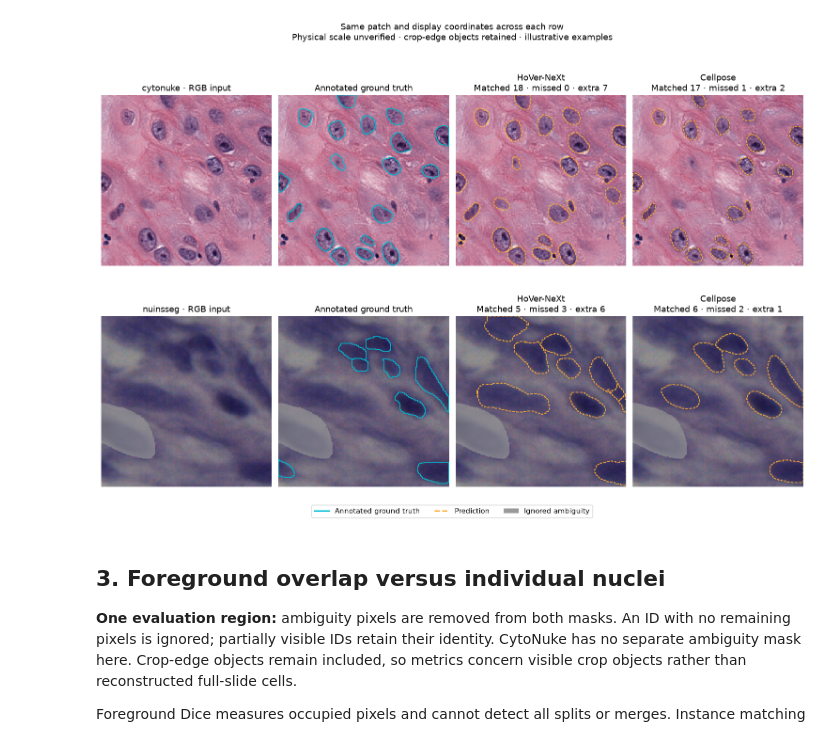
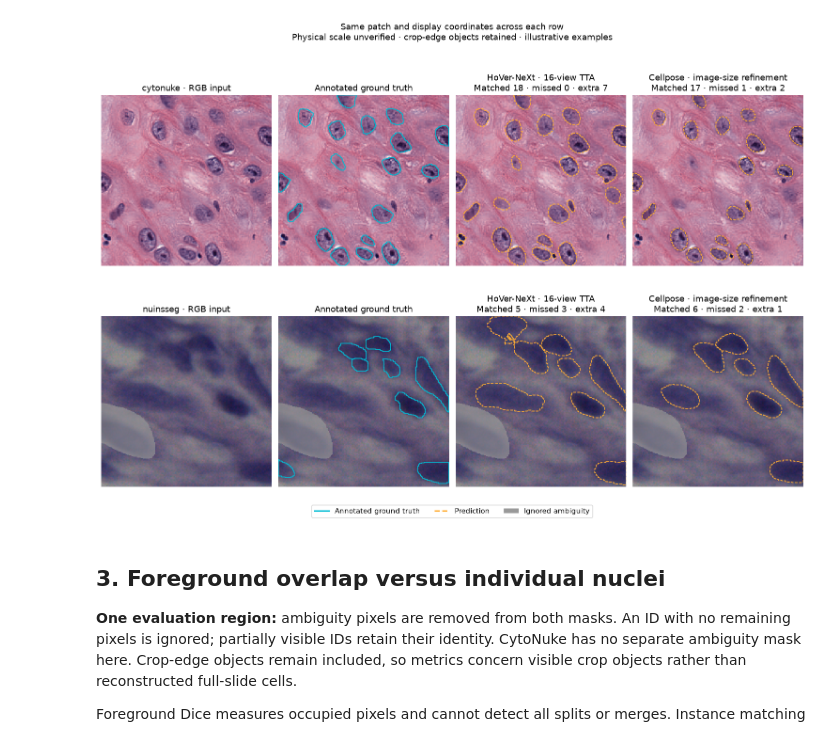
Before and after one commit to irina-zys/digital-pathology-demo, a Jupyter notebook: notebooks/annotation_segmentation_demo.ipynb, the cells around one changed output. Saved outputs shown, nothing was run; the diff lists cells and outputs as text; code cells hidden in the pictures.

```diff
--- a/notebooks/annotation_segmentation_demo.ipynb
+++ b/notebooks/annotation_segmentation_demo.ipynb
@@ -48,6 +48,9 @@ patches = load_demo_patches(demo)
 # None uses Cellpose's official image-only estimator. A manual pixel diameter must
 # come from acquisition knowledge or visual/development calibration, not these scores.
 CELLPOSE_DIAMETERS = {name: None for name in patches}
+# Released PanNuke params.toml: tta=16, seed=42. Freeze these before scoring.
+HOVERNEXT_TTA_VIEWS = 16
+HOVERNEXT_TTA_SEED = 42
 baseline = {}
 display(pd.DataFrame(demo['preflight']))
 print('Fresh run:', demo['out'])
@@ -90,8 +93,21 @@ Each row keeps the same patch and coordinates; columns show RGB, annotated groun
 # %%
 for name in patches:
     for model in ('hovernext', 'cellpose'):
-        options = {'invert': True, 'diameter': CELLPOSE_DIAMETERS[name]} if model == 'cellpose' else {}
+        options = ({'invert': True, 'diameter': CELLPOSE_DIAMETERS[name]} if model == 'cellpose' else
+                   {'tta_views': HOVERNEXT_TTA_VIEWS, 'tta_seed': HOVERNEXT_TTA_SEED})
         baseline[name, model] = run_prediction(demo, name, model, **options)
+
+recipe_rows = []
+for (name, model), attempt in baseline.items():
+    settings = attempt['metadata']['settings']
+    if model == 'hovernext':
+        recipe = f"{settings['tta_views']}-view spatial/HED TTA; seed {settings['tta_seed']}; released watershed"
+    else:
+        size = settings['diameter_estimation']
+        recipe = f"Inverted grayscale; {size['method']}; diameter {size['diameter']:.2f} px"
+    recipe_rows.append({'patch': name, 'model': model, 'inference_recipe': recipe,
+                        'seconds': round(attempt['metadata']['seconds'], 2)})
+display(pd.DataFrame(recipe_rows))
 
 calibration = pd.DataFrame([{'patch': name, **baseline[name, 'cellpose']['metadata']['settings']['diameter_estimation']}
                             for name in patches])
@@ -107,4 +128,4 @@ plt.show()
-[figure, old version]
+[figure, new version]
 # %% [markdown]
 ## 3. Foreground overlap versus individual nuclei
 
```
Also changed, not shown: parts of 9 cells of this notebook, 3 other files.
